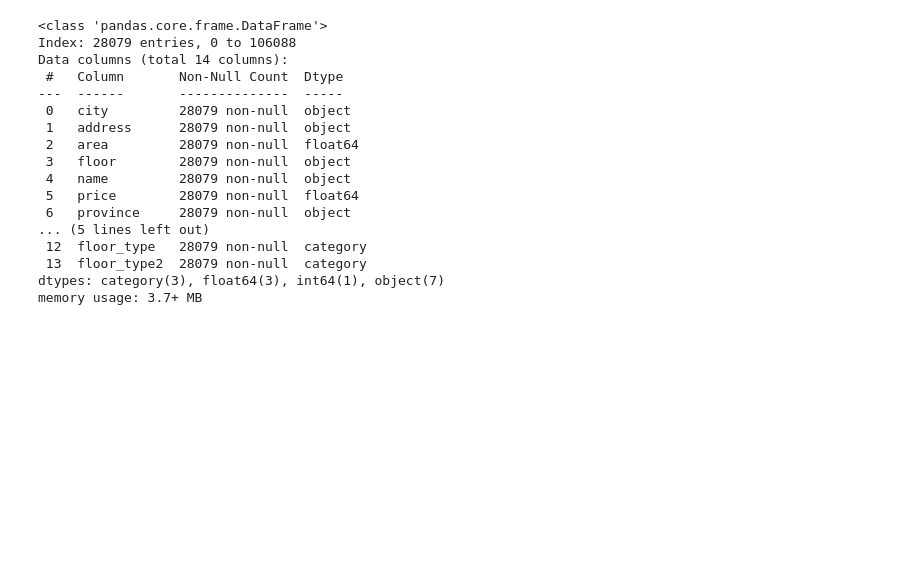
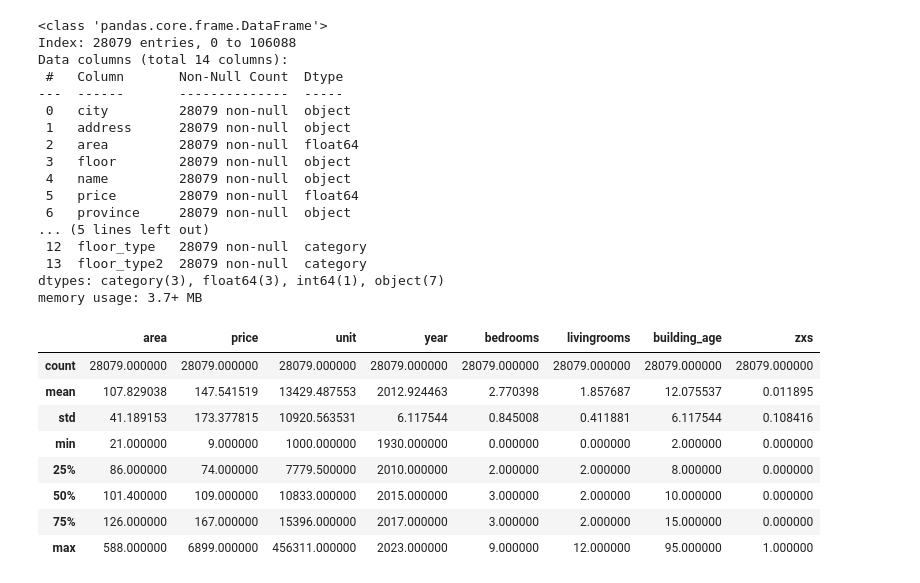
Before and after one commit to COCO-WaterBird/Python, a Jupyter notebook: NumpyPandasMatplotlib/7.Real Estate Market Insights.ipynb, the cells around one changed output. Cells and saved outputs as stored; diff of their text form; code cells hidden in the pictures; blank space fills up the shorter version.

```diff
--- a/NumpyPandasMatplotlib/7.Real Estate Market Insights.ipynb
+++ b/NumpyPandasMatplotlib/7.Real Estate Market Insights.ipynb
@@ -178,3 +181,23 @@ Data columns (total 14 columns):
  13  floor_type2  28079 non-null  category
 dtypes: category(3), float64(3), int64(1), object(7)
 memory usage: 3.7+ MB
+# %%
+'''
+问题编号:A2
+问题:全国房价总体分布是怎样的?是否存在极端值?
+分析主题:描述性统计
+分析目标:概览数值型字段的分布特征
+分组字段:无
+指标/方法:平均数/中位数/四分位数/标准差
+'''
+df.describe()
+# %% [output]
+|  | area | price | unit | year | bedrooms | livingrooms | building_age | zxs |
+| count | 28079.000000 | 28079.000000 | 28079.000000 | 28079.000000 | 28079.000000 | 28079.000000 | 28079.000000 | 28079.000000 |
+| mean | 107.829038 | 147.541519 | 13429.487553 | 2012.924463 | 2.770398 | 1.857687 | 12.075537 | 0.011895 |
+| std | 41.189153 | 173.377815 | 10920.563531 | 6.117544 | 0.845008 | 0.411881 | 6.117544 | 0.108416 |
+| min | 21.000000 | 9.000000 | 1000.000000 | 1930.000000 | 0.000000 | 0.000000 | 2.000000 | 0.000000 |
+| 25% | 86.000000 | 74.000000 | 7779.500000 | 2010.000000 | 2.000000 | 2.000000 | 8.000000 | 0.000000 |
+| 50% | 101.400000 | 109.000000 | 10833.000000 | 2015.000000 | 3.000000 | 2.000000 | 10.000000 | 0.000000 |
+| 75% | 126.000000 | 167.000000 | 15396.000000 | 2017.000000 | 3.000000 | 2.000000 | 15.000000 | 0.000000 |
+| max | 588.000000 | 6899.000000 | 456311.000000 | 2023.000000 | 9.000000 | 12.000000 | 95.000000 | 1.000000 |
```
Also changed, not shown: parts of 6 cells of this notebook.
